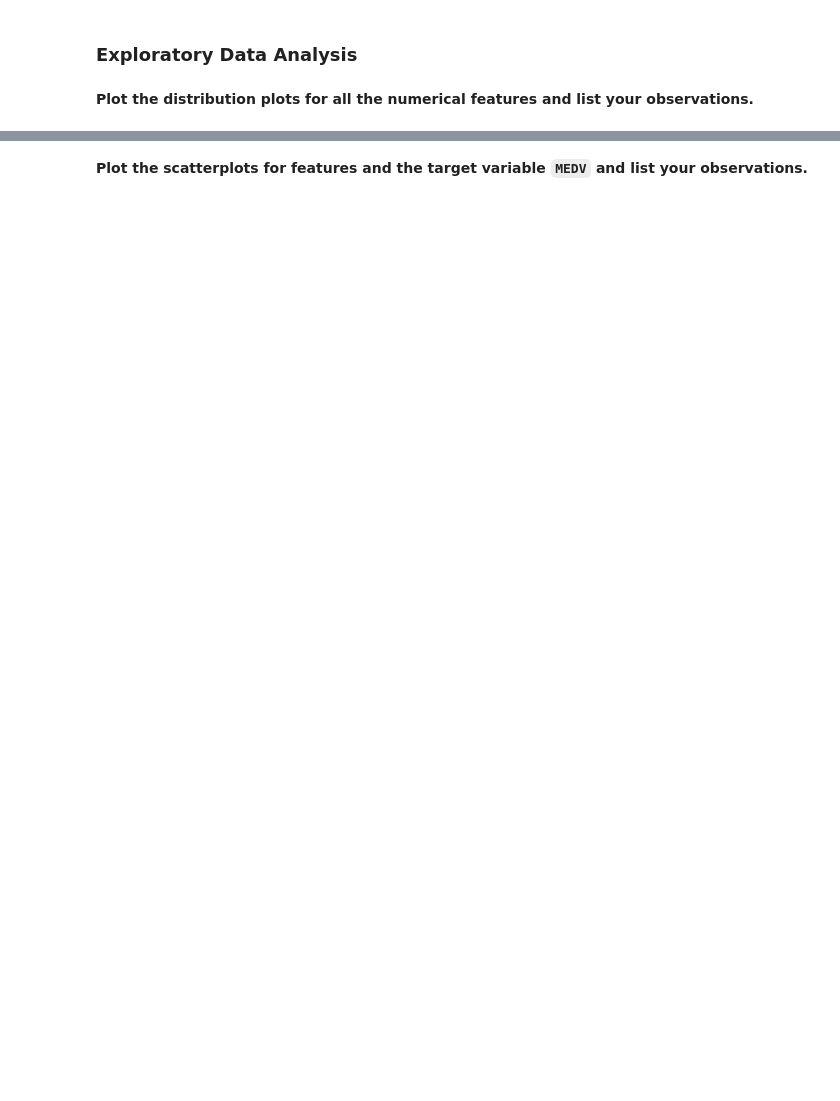
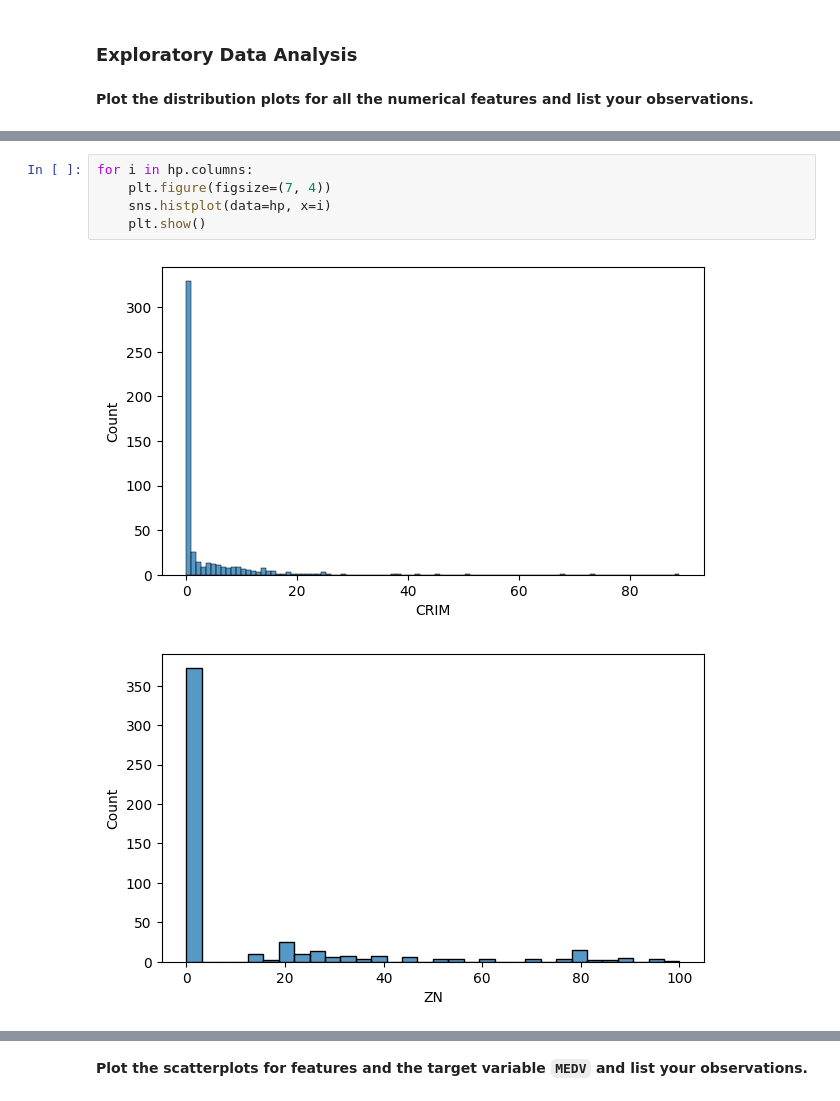
Before and after one commit to nirajguru/machine-learning-projects, a Jupyter notebook: housing-prices-boston-prediction/notebook/price-prediction-niraj.ipynb, the cells around one changed output, grey strips where cells are left out. Drawn from its saved outputs; the diff is of its cells as text; blank space fills up the shorter version.

```diff
--- a/housing-prices-boston-prediction/notebook/price-prediction-niraj.ipynb
+++ b/housing-prices-boston-prediction/notebook/price-prediction-niraj.ipynb
@@ -109,0 +95,8 @@ import seaborn as sns
+# %%
+for i in hp.columns:
+    plt.figure(figsize=(7, 4))
+    sns.histplot(data=hp, x=i)
+    plt.show()
+# %% [output]
+[figure, added]
+[figure, added]
```
Also changed, not shown: parts of 8 cells of this notebook, 2 other files.
